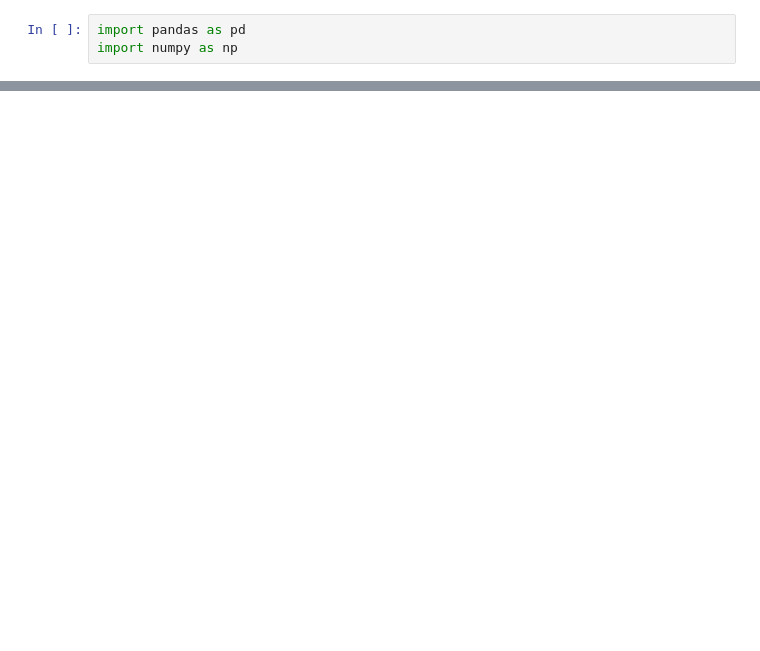
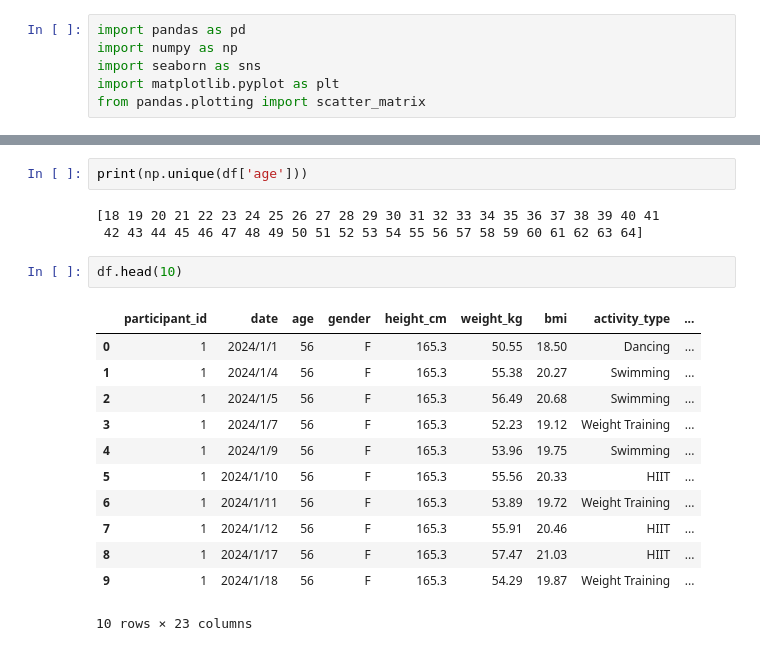
Before and after one commit to ranilar/dataproject, a Jupyter notebook: exploratory-analysis/analysis-Ilari.ipynb, the cells around one changed output, grey strips where cells are left out. Drawn from its saved outputs; the diff is of its cells as text; blank space fills up the shorter version.

```diff
--- a/exploratory-analysis/analysis-Ilari.ipynb
+++ b/exploratory-analysis/analysis-Ilari.ipynb
@@ -1,6 +1,9 @@
 # %%
 import pandas as pd
 import numpy as np
+import seaborn as sns
+import matplotlib.pyplot as plt
+from pandas.plotting import scatter_matrix
 # %%
 df = pd.read_csv("../data/health_fitness_dataset.csv")
 
@@ -15,3 +18,23 @@ df.describe()
 | 50% | 1499.000000 | 42.000000 | 168.200000 | 61.060000 | 21.640000 | 72.800000 | 13.000000 | ... |
 | 75% | 2249.000000 | 53.000000 | 175.300000 | 67.310000 | 23.270000 | 99.500000 | 20.700000 | ... |
 | max | 3000.000000 | 64.000000 | 198.500000 | 98.110000 | 24.900000 | 152.100000 | 92.000000 | ... |
+# %%
+print(np.unique(df['age']))
+# %% [output]
+[18 19 20 21 22 23 24 25 26 27 28 29 30 31 32 33 34 35 36 37 38 39 40 41
+ 42 43 44 45 46 47 48 49 50 51 52 53 54 55 56 57 58 59 60 61 62 63 64]
+# %%
+df.head(10)
+# %% [output]
+|  | participant_id | date | age | gender | height_cm | weight_kg | bmi | activity_type | ... |
+| 0 | 1 | 2024/1/1 | 56 | F | 165.3 | 50.55 | 18.50 | Dancing | ... |
+| 1 | 1 | 2024/1/4 | 56 | F | 165.3 | 55.38 | 20.27 | Swimming | ... |
+| 2 | 1 | 2024/1/5 | 56 | F | 165.3 | 56.49 | 20.68 | Swimming | ... |
+| 3 | 1 | 2024/1/7 | 56 | F | 165.3 | 52.23 | 19.12 | Weight Training | ... |
+| 4 | 1 | 2024/1/9 | 56 | F | 165.3 | 53.96 | 19.75 | Swimming | ... |
+| 5 | 1 | 2024/1/10 | 56 | F | 165.3 | 55.56 | 20.33 | HIIT | ... |
+| 6 | 1 | 2024/1/11 | 56 | F | 165.3 | 53.89 | 19.72 | Weight Training | ... |
+| 7 | 1 | 2024/1/12 | 56 | F | 165.3 | 55.91 | 20.46 | HIIT | ... |
+| 8 | 1 | 2024/1/17 | 56 | F | 165.3 | 57.47 | 21.03 | HIIT | ... |
+| 9 | 1 | 2024/1/18 | 56 | F | 165.3 | 54.29 | 19.87 | Weight Training | ... |
+10 rows × 23 columns
```
Also changed, not shown: parts of 4 cells of this notebook.
